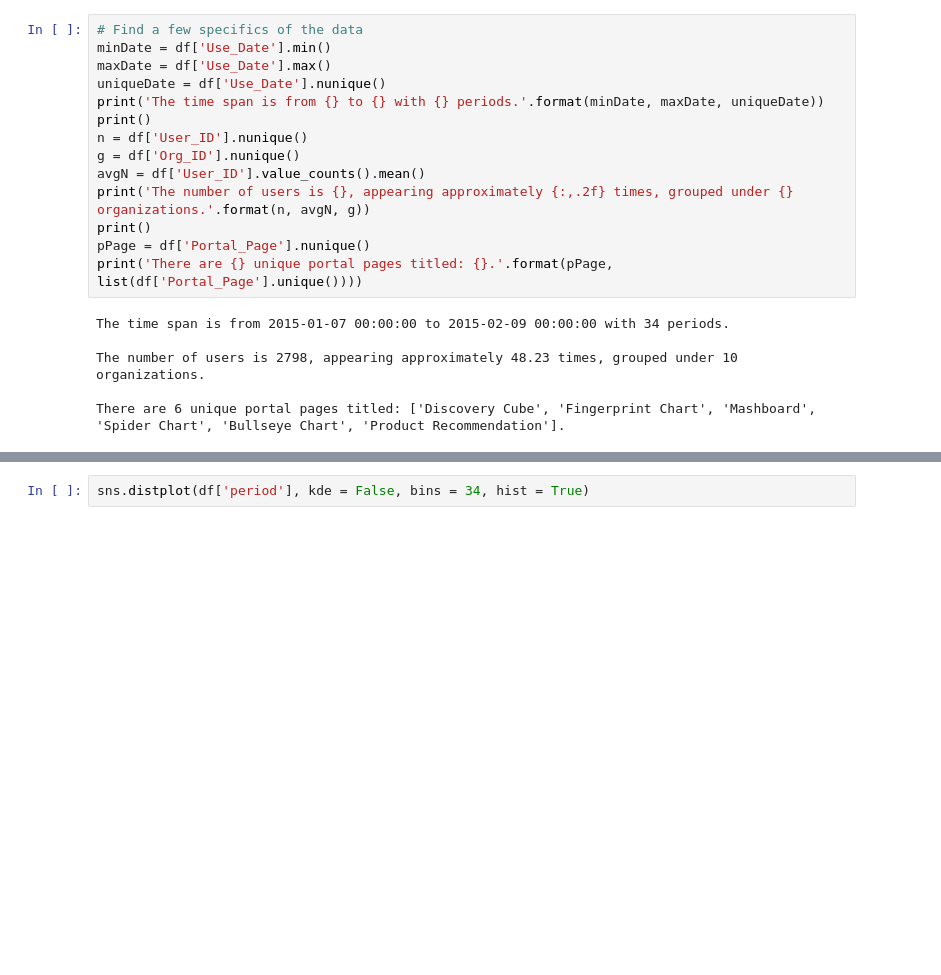
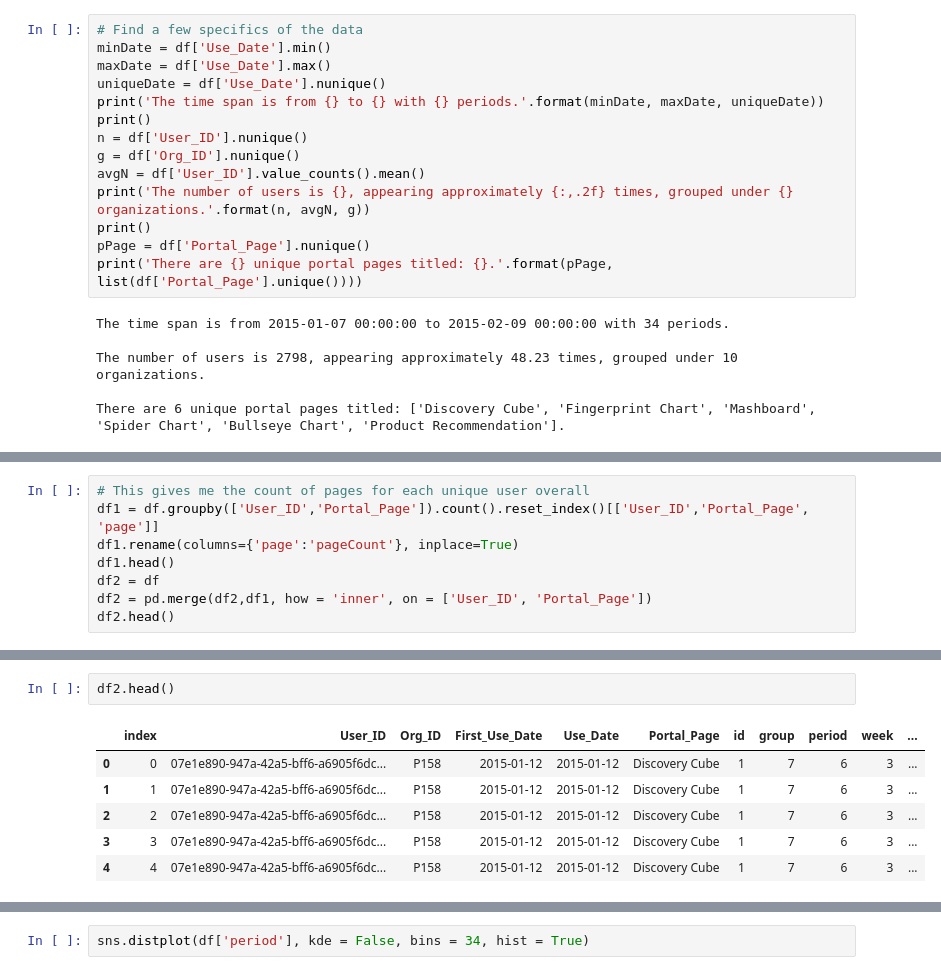
Before and after one commit to ChristopherDaigle/ConvexOptimizationWithPython, a Jupyter notebook: NotesAndTutorials/r4.ipynb, the cells around one changed output, grey strips where cells are left out. Saved outputs shown, nothing was run; the diff lists cells and outputs as text; blank space fills up the shorter version.

```diff
--- a/NotesAndTutorials/r4.ipynb
+++ b/NotesAndTutorials/r4.ipynb
@@ -116,0 +155,8 @@ df.head()
+# %%
+# This gives me the count of pages for each unique user overall
+df1 = df.groupby(['User_ID','Portal_Page']).count().reset_index()[['User_ID','Portal_Page', 'page']]
+df1.rename(columns={'page':'pageCount'}, inplace=True)
+df1.head()
+df2 = df
+df2 = pd.merge(df2,df1, how = 'inner', on = ['User_ID', 'Portal_Page'])
+df2.head()
@@ -116,0 +179,9 @@ df.head()
+# %%
+df2.head()
+# %% [output]
+|  | index | User_ID | Org_ID | First_Use_Date | Use_Date | Portal_Page | id | group | period | week | ... |
+| 0 | 0 | 07e1e890-947a-42a5-bff6-a6905f6dc... | P158 | 2015-01-12 | 2015-01-12 | Discovery Cube | 1 | 7 | 6 | 3 | ... |
+| 1 | 1 | 07e1e890-947a-42a5-bff6-a6905f6dc... | P158 | 2015-01-12 | 2015-01-12 | Discovery Cube | 1 | 7 | 6 | 3 | ... |
+| 2 | 2 | 07e1e890-947a-42a5-bff6-a6905f6dc... | P158 | 2015-01-12 | 2015-01-12 | Discovery Cube | 1 | 7 | 6 | 3 | ... |
+| 3 | 3 | 07e1e890-947a-42a5-bff6-a6905f6dc... | P158 | 2015-01-12 | 2015-01-12 | Discovery Cube | 1 | 7 | 6 | 3 | ... |
+| 4 | 4 | 07e1e890-947a-42a5-bff6-a6905f6dc... | P158 | 2015-01-12 | 2015-01-12 | Discovery Cube | 1 | 7 | 6 | 3 | ... |
```
Also changed, not shown: parts of 10 cells of this notebook.
